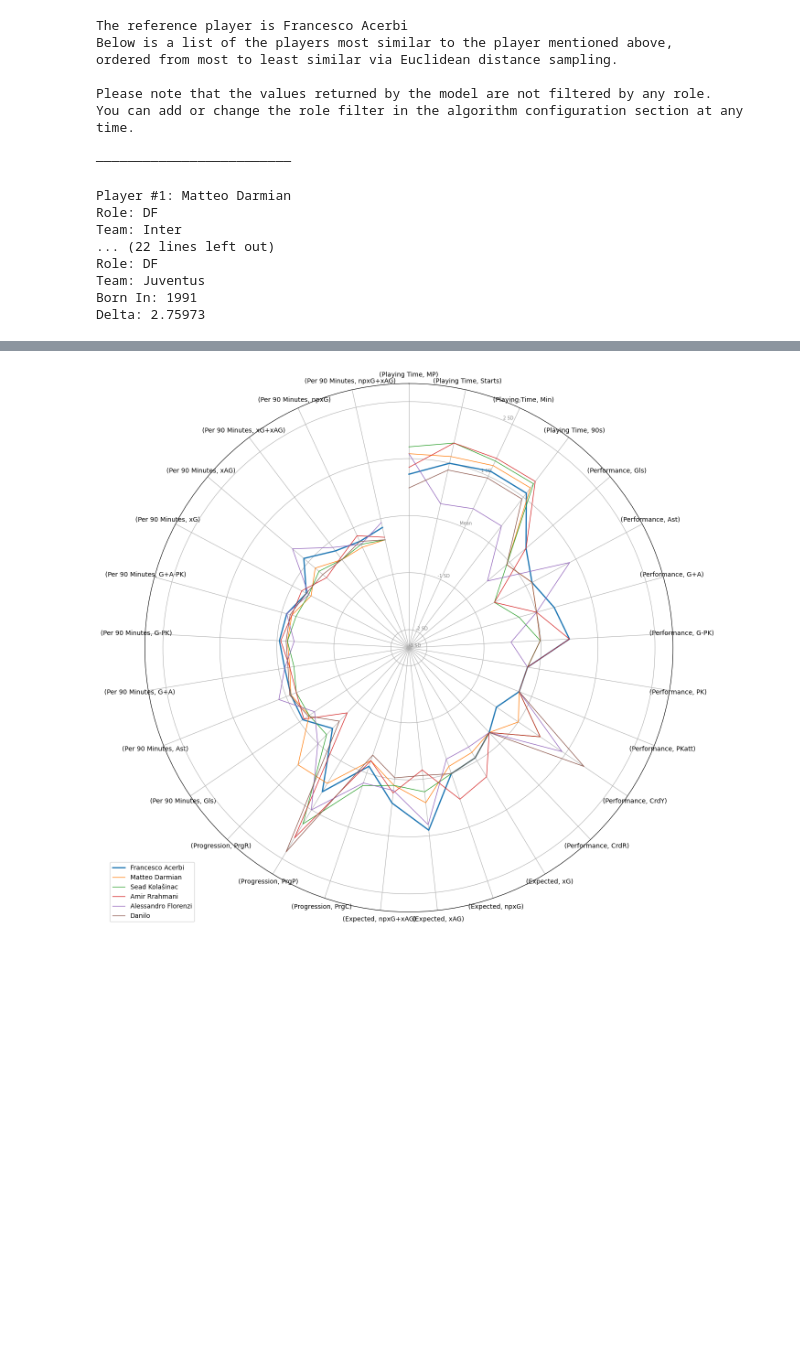
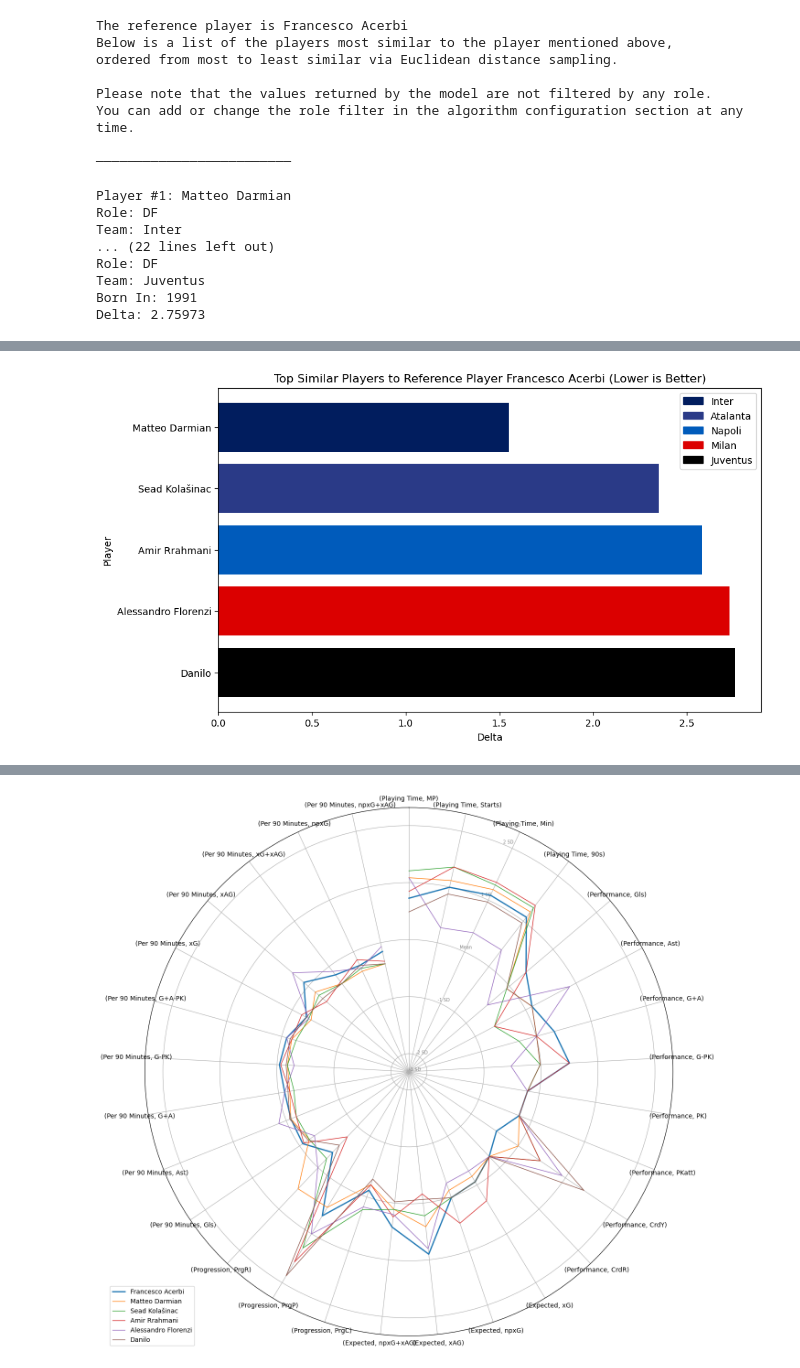
Before and after one commit to andreamoleri/Offside, a Jupyter notebook: offside.ipynb, the cells around one changed output, grey strips where cells are left out. Drawn from its saved outputs; the diff is of its cells as text; code cells hidden in the pictures; blank space fills up the shorter version.

Commit message:
Documented BarPlot, Added Team Colors

```diff
--- a/offside.ipynb
+++ b/offside.ipynb
@@ -380,0 +388,51 @@ https://stackoverflow.com/questions/27930413/how-to-plot-a-multi-dimensional-dat
+# %%
+import matplotlib.pyplot as plt
+
+# Definisci una mappatura di colori per ciascuna squadra
+team_colors = {'Atalanta': '#2A3A87',    # Blu scuro
+               'Bologna': '#005CAF',     # Blu
+               'Cagliari': '#E13A3E',    # Rosso acceso
+               'Empoli': '#4B90E2',      # Blu chiaro
+               'Fiorentina': '#512D6D',  # Viola scuro
+               'Frosinone': '#FF3C00',   # Rosso acceso
+               'Genoa': '#1F347B',       # Blu scuro
+               'Hellas Verona': '#2B6EBB', # Blu medio
+               'Inter': '#011D5E',       # Blu scuro
+               'Juventus': '#000000',    # Nero
+               'Lazio': '#6CACE4',       # Celeste
+               'Lecce': '#E8000D',       # Rosso acceso
+               'Milan': '#DB0000',       # Rosso
+               'Monza': '#FF0000',       # Rosso
+               'Napoli': '#005BBB',      # Azzurro
+               'Roma': '#7F0000',        # Rosso scuro
+               'Salernitana': '#00863D', # Verde
+               'Sassuolo': '#007A33',    # Verde scuro
+               'Torino': '#6E202C',      # Granato
+               'Udinese': '#000000'}     # Nero
+
+
+# Estrai i nomi e le distanze dei giocatori più simili
+similar_player_names = [df.loc[player_index]['(Background Information, Full Name)'] for player_index, _ in top_similar_players]
+similar_player_distances = [distance for _, distance in top_similar_players]
+team_names = [df.loc[player_index]['(Background Information, Squad)'] for player_index, _ in top_similar_players]
+
+# Assegna un colore a ciascun giocatore basato sulla sua squadra
+player_colors = [team_colors[team] for team in team_names]
+
+# Traccia il grafico a barre
+plt.figure(figsize=(10, 6))
+bars = plt.barh(similar_player_names, similar_player_distances, color=player_colors)
+
+# Filtra i colori delle squadre effettivamente presenti nel grafico
+unique_teams_in_plot = set(team_names)
+filtered_legend_colors = [plt.Rectangle((0,0),1,1, color=team_colors[team]) for team in unique_teams_in_plot]
+
+plt.legend(filtered_legend_colors, unique_teams_in_plot)  # Mostra solo i colori delle squadre presenti nel grafico
+
+plt.xlabel('Delta')
+plt.ylabel('Player')
+plt.title(f'Top Similar Players to Reference Player {reference_player_name} (Lower is Better)')
+plt.gca().invert_yaxis()  # Inverti l'asse y per avere il giocatore più simile in cima
+plt.show()
+# %% [output]
+[figure, added]
```
Also changed, not shown: parts of 11 cells of this notebook.
